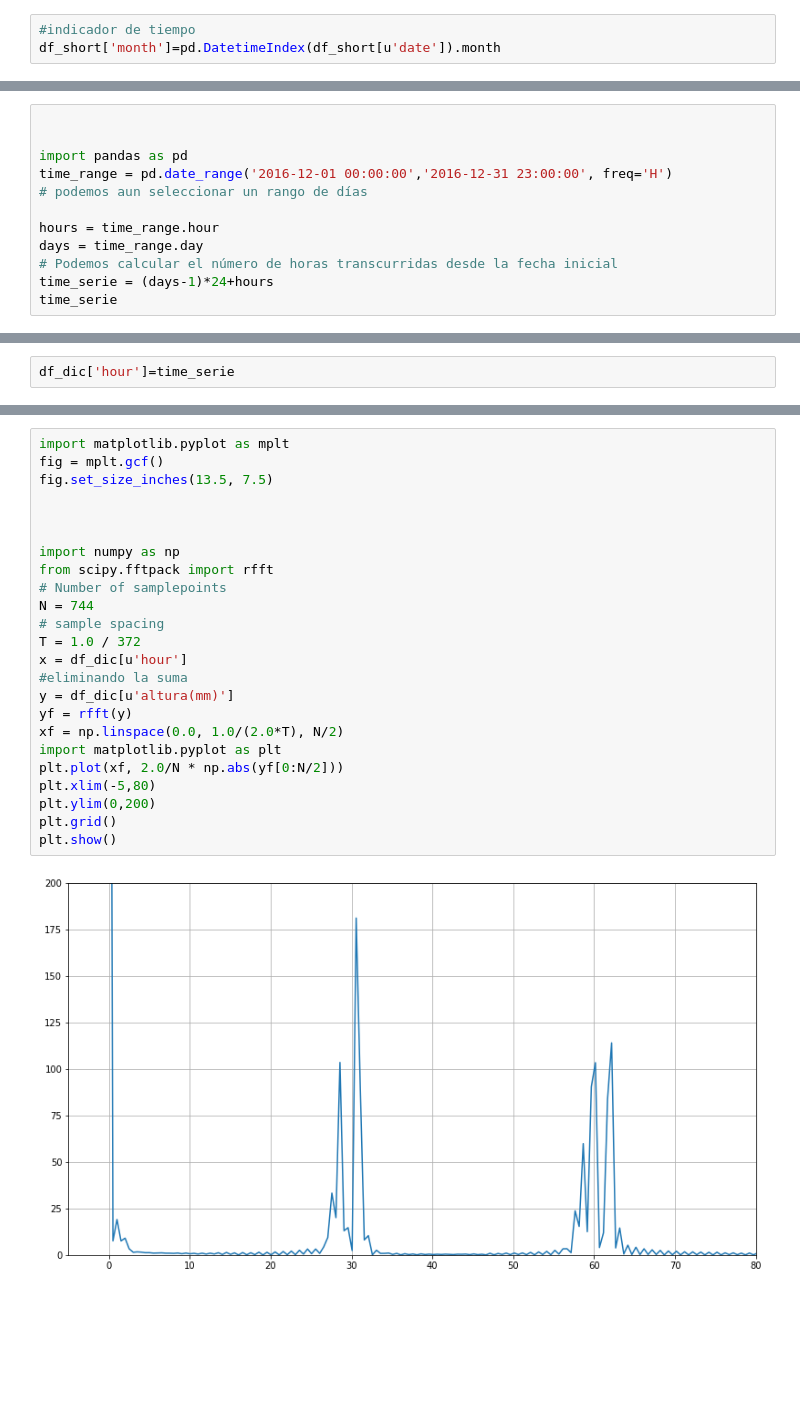
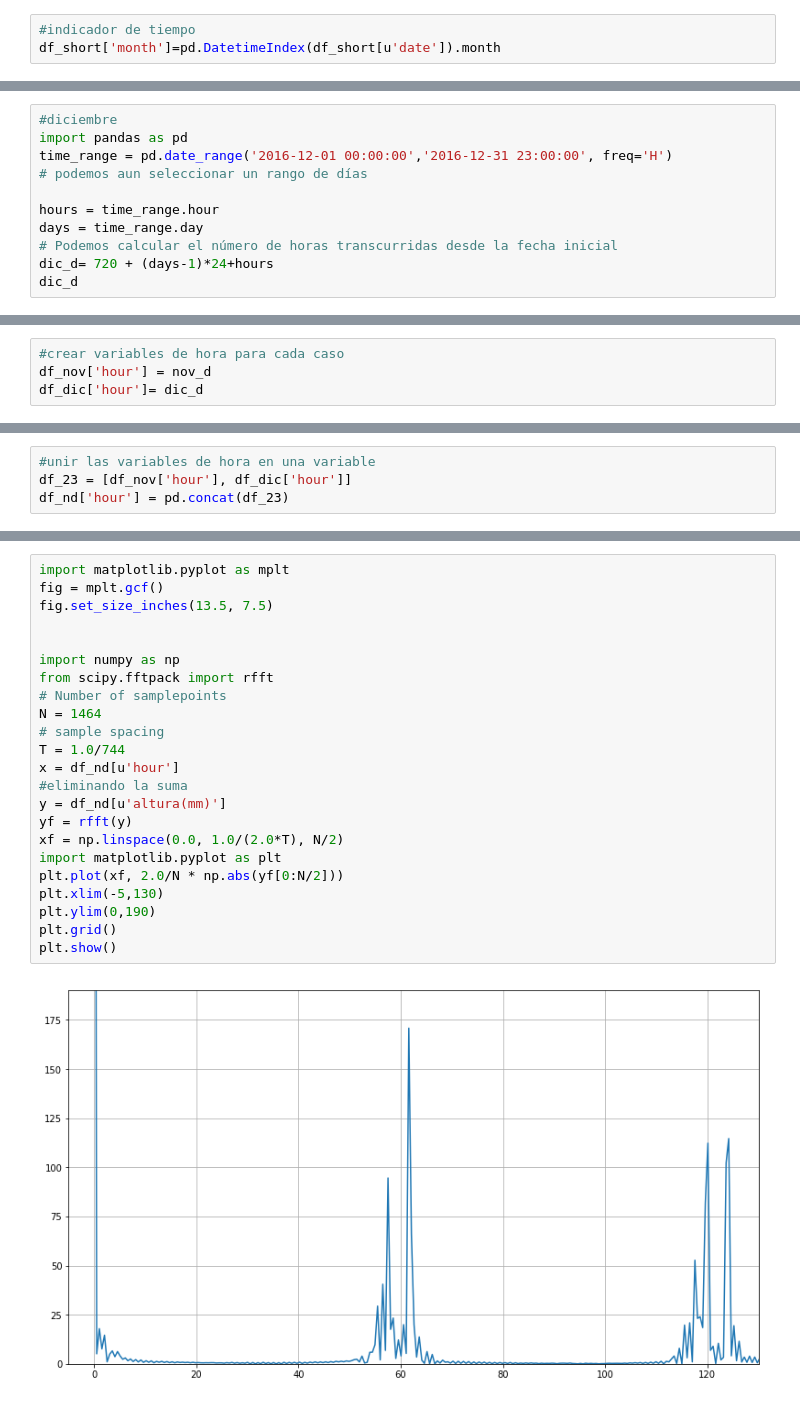
Before and after one commit to nayo666/computacional1, a Jupyter notebook: Actividad6/manzanillo.ipynb, the cells around one changed output, grey strips where cells are left out. Drawn from its saved outputs; the diff is of its cells as text; blank space fills up the shorter version.

```diff
--- a/Actividad6/manzanillo.ipynb
+++ b/Actividad6/manzanillo.ipynb
@@ -25,6 +126,5 @@ df_dic=df_short.loc[df_short[u'month'] == 12]
 # %%
-
-
+#diciembre
 import pandas as pd
 time_range = pd.date_range('2016-12-01 00:00:00','2016-12-31 23:00:00', freq='H')
 # podemos aun seleccionar un rango de días
@@ -32,6 +132,6 @@ time_range = pd.date_range('2016-12-01 00:00:00','2016-12-31 23:00:00', freq='H'
 hours = time_range.hour
 days = time_range.day
 # Podemos calcular el número de horas transcurridas desde la fecha inicial
-time_serie = (days-1)*24+hours
-time_serie
+dic_d= 720 + (days-1)*24+hours
+dic_d
 # %% [output]
@@ -55,2 +154,0 @@ array([  0,   1,   2,   3,   4,   5,   6,   7,   8,   9,  10,  11,  12,
-# %%
-df_dic['hour']=time_serie
@@ -83,0 +155,4 @@ df_dic
+# %%
+#crear variables de hora para cada caso
+df_nov['hour'] = nov_d
+df_dic['hour']= dic_d
@@ -83,0 +170,4 @@ df_dic
+# %%
+#unir las variables de hora en una variable
+df_23 = [df_nov['hour'], df_dic['hour']]
+df_nd['hour'] = pd.concat(df_23)
@@ -134,29 +245,28 @@ plt.show()
 # %%
 import matplotlib.pyplot as mplt
 fig = mplt.gcf()
 fig.set_size_inches(13.5, 7.5)
 
 
-
 import numpy as np
 from scipy.fftpack import rfft
 # Number of samplepoints
-N = 744
+N = 1464
 # sample spacing
-T = 1.0 / 372
-x = df_dic[u'hour']
+T = 1.0/744
+x = df_nd[u'hour']
 #eliminando la suma
-y = df_dic[u'altura(mm)']
+y = df_nd[u'altura(mm)']
 yf = rfft(y)
 xf = np.linspace(0.0, 1.0/(2.0*T), N/2)
 import matplotlib.pyplot as plt
 plt.plot(xf, 2.0/N * np.abs(yf[0:N/2]))
-plt.xlim(-5,80)
-plt.ylim(0,200)
+plt.xlim(-5,130)
+plt.ylim(0,190)
 plt.grid()
 plt.show()
 # %% [output]
-[figure, old version]
+[figure, new version]
 # %%
 #Obtener valores de la funcion furrier por orden, en este caso de menor a mayor
 
```
Also changed, not shown: parts of 20 cells of this notebook, 1 other file.
